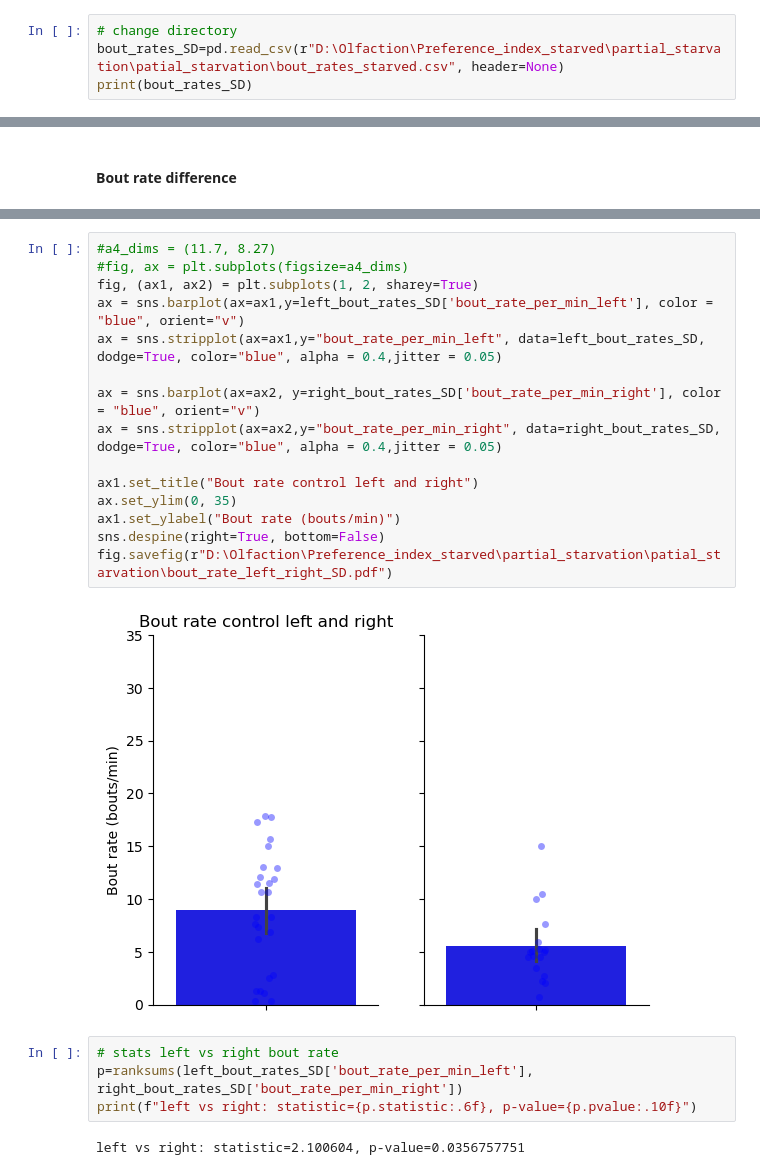
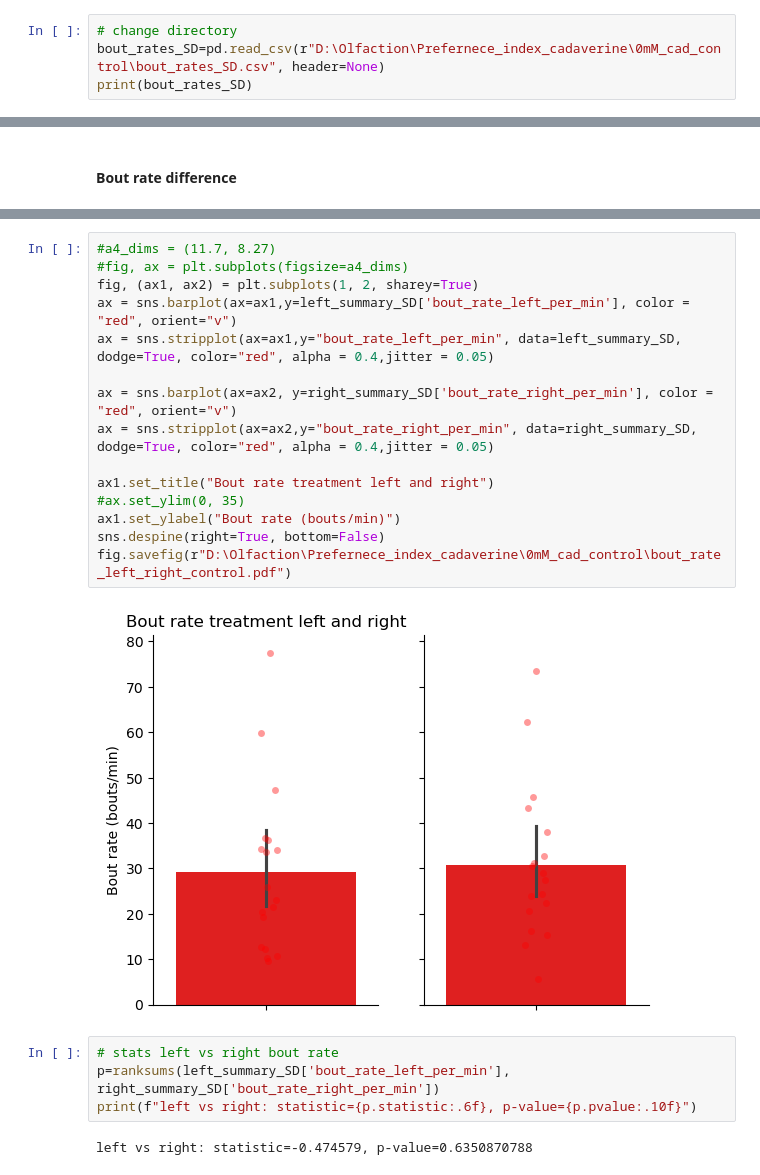
Before and after one commit to PaulaPflitsch/SleepPaper_code2023, a Jupyter notebook: Avoidance_analysis/Odor_sleep_data_oct2024.ipynb, the cells around one changed output, grey strips where cells are left out. Drawn from its saved outputs; the diff is of its cells as text.

Commit message:
recalculated bout rates

```diff
--- a/Avoidance_analysis/Odor_sleep_data_oct2024.ipynb
+++ b/Avoidance_analysis/Odor_sleep_data_oct2024.ipynb
@@ -46,6 +46,6 @@ print(bout_rates_ctrl)
 # %%
 # change directory
-bout_rates_SD=pd.read_csv(r"D:\Olfaction\Preference_index_starved\partial_starvation\patial_starvation\bout_rates_starved.csv", header=None)
+bout_rates_SD=pd.read_csv(r"D:\Olfaction\Prefernece_index_cadaverine\0mM_cad_control\bout_rates_SD.csv", header=None)
 print(bout_rates_SD)
 # %% [output]
                0   1   2        3         4
@@ -333,25 +333,25 @@ Right side mean bout rate:
 # %%
 #a4_dims = (11.7, 8.27)
 #fig, ax = plt.subplots(figsize=a4_dims)
 fig, (ax1, ax2) = plt.subplots(1, 2, sharey=True)
-ax = sns.barplot(ax=ax1,y=left_bout_rates_SD['bout_rate_per_min_left'], color = "blue", orient="v")
-ax = sns.stripplot(ax=ax1,y="bout_rate_per_min_left", data=left_bout_rates_SD, dodge=True, color="blue", alpha = 0.4,jitter = 0.05)
+ax = sns.barplot(ax=ax1,y=left_summary_SD['bout_rate_left_per_min'], color = "red", orient="v")
+ax = sns.stripplot(ax=ax1,y="bout_rate_left_per_min", data=left_summary_SD, dodge=True, color="red", alpha = 0.4,jitter = 0.05)
 
-ax = sns.barplot(ax=ax2, y=right_bout_rates_SD['bout_rate_per_min_right'], color = "blue", orient="v")
-ax = sns.stripplot(ax=ax2,y="bout_rate_per_min_right", data=right_bout_rates_SD, dodge=True, color="blue", alpha = 0.4,jitter = 0.05)
+ax = sns.barplot(ax=ax2, y=right_summary_SD['bout_rate_right_per_min'], color = "red", orient="v")
+ax = sns.stripplot(ax=ax2,y="bout_rate_right_per_min", data=right_summary_SD, dodge=True, color="red", alpha = 0.4,jitter = 0.05)
 
-ax1.set_title("Bout rate control left and right")
-ax.set_ylim(0, 35)
+ax1.set_title("Bout rate treatment left and right")
+#ax.set_ylim(0, 35)
 ax1.set_ylabel("Bout rate (bouts/min)")
 sns.despine(right=True, bottom=False)
-fig.savefig(r"D:\Olfaction\Preference_index_starved\partial_starvation\patial_starvation\bout_rate_left_right_SD.pdf")
+fig.savefig(r"D:\Olfaction\Prefernece_index_cadaverine\0mM_cad_control\bout_rate_left_right_control.pdf")
 # %% [output]
-[figure, old version]
+[figure, new version]
 # %%
 # stats left vs right bout rate
-p=ranksums(left_bout_rates_SD['bout_rate_per_min_left'], right_bout_rates_SD['bout_rate_per_min_right'])
+p=ranksums(left_summary_SD['bout_rate_left_per_min'], right_summary_SD['bout_rate_right_per_min'])
 print(f"left vs right: statistic={p.statistic:.6f}, p-value={p.pvalue:.10f}")
 # %% [output]
-left vs right: statistic=2.100604, p-value=0.0356757751
+left vs right: statistic=-0.474579, p-value=0.6350870788
 # %%
 # stats control vs treatment left and control vs treatment right
```
Also changed, not shown: parts of 34 cells of this notebook.
